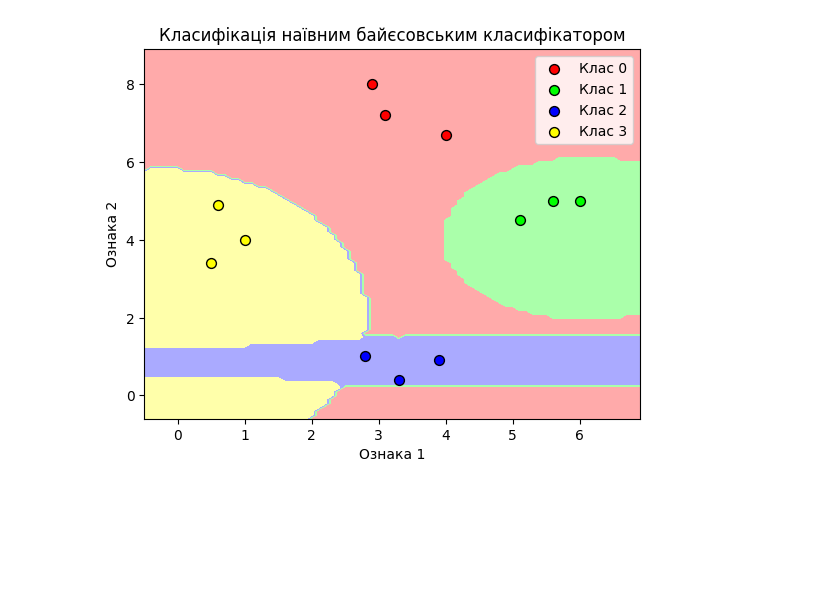
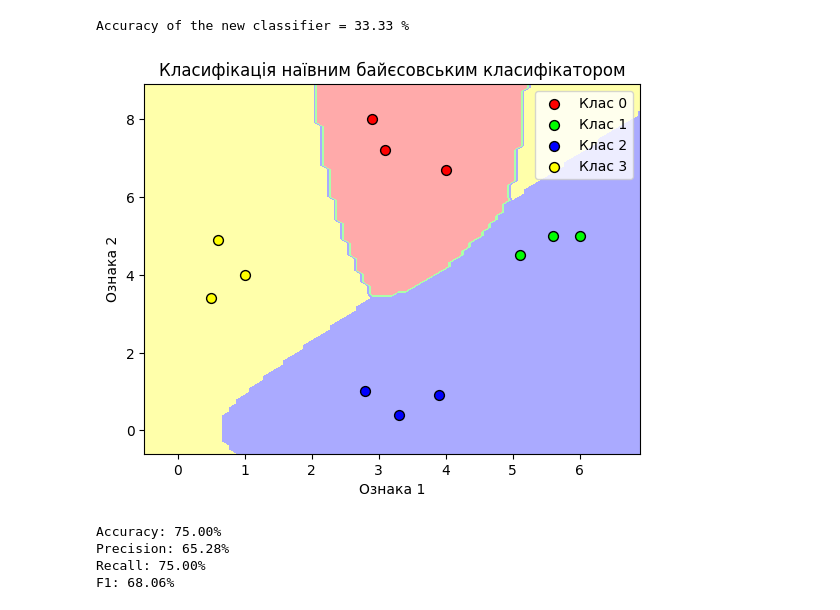
Before and after one commit to MargarytaKyian/AiLabCollegeKyian, a Jupyter notebook: LabAI3_4Kyian.ipynb, the cells around one changed output. Saved outputs shown, nothing was run; the diff lists cells and outputs as text; code cells hidden in the pictures; blank space fills up the shorter version.

Commit message:
Додано перехресну перевірку для оцінки класифікатора за метриками точності, повноти, точності та F1

```diff
--- a/LabAI3_4Kyian.ipynb
+++ b/LabAI3_4Kyian.ipynb
@@ -4,54 +4,83 @@
 # Лаб.№3-4 ШІ. Киян М. ІПЗ-407
 import numpy as np
 import matplotlib.pyplot as plt
-from sklearn.naive_bayes import GaussianNB  # Імпорт наївного байєсовського класифікатора
-from sklearn.model_selection import train_test_split  # Імпорт функції для розділення даних
 from matplotlib.colors import ListedColormap
+from sklearn.naive_bayes import GaussianNB
+from sklearn.model_selection import train_test_split, cross_val_score
+from sklearn.metrics import accuracy_score
 
 # Визначення зразка вхідних даних (X) та їх міток (y)
 X = np.array([[3.1, 7.2], [4, 6.7], [2.9, 8], [5.1, 4.5],
               [6, 5], [5.6, 5], [3.3, 0.4],
               [3.9, 0.9], [2.8, 1],
               [0.5, 3.4], [1, 4], [0.6, 4.9]])
-y = np.array([0, 0, 0, 1, 1, 1, 2, 2, 2, 3, 3, 3])
+y = np.array([0, 0, 0, 1, 1, 1, 2, 2, 2, 3, 3, 3])  # Визначення класів
 
-# Розділення даних на тренувальні та тестові набори
-X_train, X_test, y_train, y_test = train_test_split(X, y, test_size=0.25, random_state=0)
+# Розділення даних на тренувальні та тестові набори (80% на тренування, 20% на тестування)
+X_train, X_test, y_train, y_test = train_test_split(X, y, test_size=0.2, random_state=3)
 
 # Створення наївного байєсовського класифікатора
-classifier = GaussianNB()
+classifier_new = GaussianNB()
 
 # Тренування класифікатора на тренувальних даних
-classifier.fit(X_train, y_train)
+classifier_new.fit(X_train, y_train)
+
+# Прогнозування класів для тестових даних
+y_test_pred = classifier_new.predict(X_test)
+
+# Обчислення точності класифікатора
+accuracy = accuracy_score(y_test, y_test_pred) * 100
+print("Accuracy of the new classifier =", round(accuracy, 2), "%\n")
 
 # Визначення меж візуалізації на основі вхідних даних
 x_min, x_max = X[:, 0].min() - 1, X[:, 0].max() + 1
 y_min, y_max = X[:, 1].min() - 1, X[:, 1].max() + 1
 
 # Створюємо сітку для графіку
 xx, yy = np.meshgrid(np.arange(x_min, x_max, 0.1), np.arange(y_min, y_max, 0.1))
 
 # Прогнозування класів на основі сітки координат
-Z = classifier.predict(np.c_[xx.ravel(), yy.ravel()])
+Z = classifier_new.predict(np.c_[xx.ravel(), yy.ravel()])
 Z = Z.reshape(xx.shape)
 
 # Визначення кольорових палітр для візуалізації
 cmap_light = ListedColormap(['#FFAAAA', '#AAFFAA', '#AAAAFF', '#FFFFAA'])
 cmap_bold = ['#FF0000', '#00FF00', '#0000FF', '#FFFF00']
 
 # Візуалізація прогнозованих класів
 plt.contourf(xx, yy, Z, cmap=cmap_light)
 
 # Візуалізація точок даних
 for idx, color in enumerate(cmap_bold):
     plt.scatter(X[y == idx, 0], X[y == idx, 1],
                 c=color, label=f"Клас {idx}", edgecolor='k', s=50)
 
 # Додавання заголовка та підписів до осей
 plt.title("Класифікація наївним байєсовським класифікатором")
 plt.xlabel("Ознака 1")  # Підпис осі X
 plt.ylabel("Ознака 2")  # Підпис осі Y
 plt.legend()  # Відображення легенди
 plt.show()  # Показати графік
+
+# Крос-валідація для оцінки якості класифікатора
+num_folds = 3
+
+# Обчислення і вивід якості, точності, повноти та F1 для крос-валідації
+accuracy_values = cross_val_score(classifier_new, X, y, scoring='accuracy', cv=num_folds)
+print("\nAccuracy: {:.2f}%".format(100 * accuracy_values.mean()))
+
+precision_values = cross_val_score(classifier_new, X, y, scoring='precision_weighted', cv=num_folds)
+print("Precision: {:.2f}%".format(100 * precision_values.mean()))
+
+recall_values = cross_val_score(classifier_new, X, y, scoring='recall_weighted', cv=num_folds)
+print("Recall: {:.2f}%".format(100 * recall_values.mean()))
+
+f1_values = cross_val_score(classifier_new, X, y, scoring='f1_weighted', cv=num_folds)
+print("F1: {:.2f}%\n".format(100 * f1_values.mean()))
 # %% [output]
+Accuracy of the new classifier = 33.33 %
-[figure, old version]
+[figure, new version]
+Accuracy: 75.00%
+Precision: 65.28%
+Recall: 75.00%
+F1: 68.06%
```
